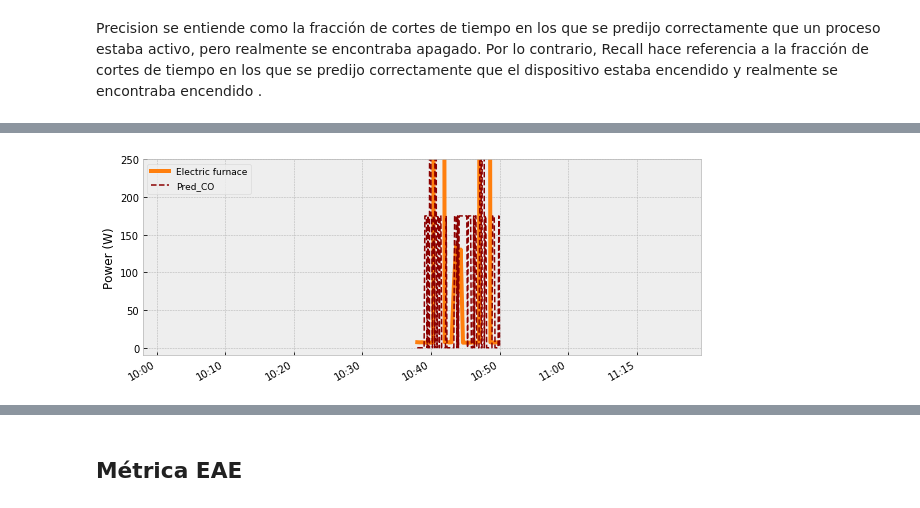
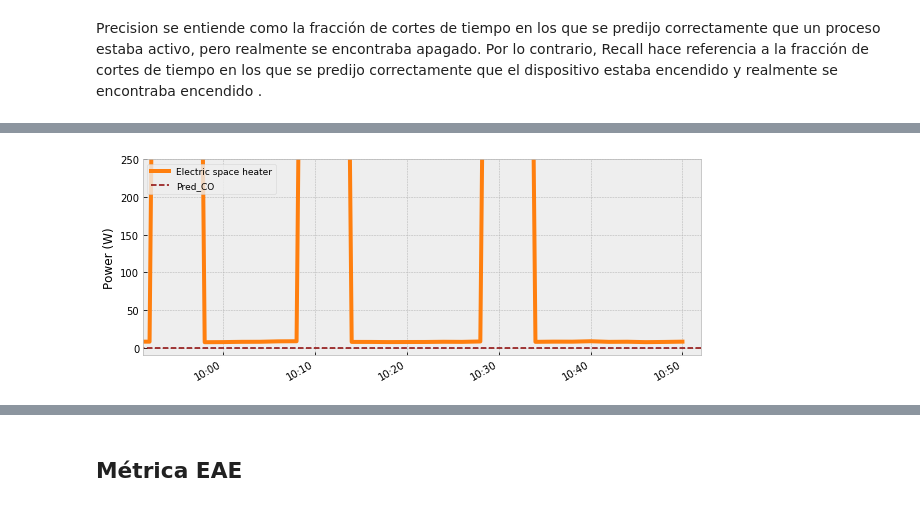
Before and after one commit to crn565/ozm10_appliances_transitorios, a Jupyter notebook: 8.-METRICAS.ipynb, the cells around one changed output, grey strips where cells are left out. Drawn from its saved outputs; the diff is of its cells as text; code cells hidden in the pictures.

```diff
--- a/8.-METRICAS.ipynb
+++ b/8.-METRICAS.ipynb
@@ -227,0 +197,21 @@ pd.DataFrame(metrics.loc['F1']).transpose()*100
+# %%
+rcParams['figure.figsize'] = (10, 4)
+
+t0='2023-03-07 12:10:38+01:00' #tiempo inicial
+t1='2023-03-07 12:41:00+01:00' #tiempo final
+
+
+fig, ax1 = plt.subplots();
+ax1=gt['Electric furnace'].plot(lw=4, c='tab:orange')
+pred_CO['Electric furnace'].plot(ax=ax1, c='darkred', lw=1.5, ls='--')
+ax1.legend(labels=['Electric furnace','Pred_CO'], fontsize=9, loc='upper left', ncol=1)
+ax1.set_ylim(-10,250)
+ax1.set_xlim(t0,t1)
+ax1.minorticks_off()
+
+ax1.set_ylabel('Power (W)')
+
+
+
+plt.savefig('./data/images/5.5_F1_CO_30s.svg', bbox_inches='tight', transparent=True)
+pass
@@ -228,29 +295,21 @@ pd.DataFrame(metrics.loc['F1']).transpose()*100
 # %%
 rcParams['figure.figsize'] = (10, 4)
-t0='2022-11-23 09:42:00+01:00' #tiempo inicial
-t1='2022-11-23 11:44:00+01:00' #tiempo final
+
 fig, ax1 = plt.subplots();
-ax1=gt['Electric furnace'].plot(lw=4, c='tab:orange')
-pred_CO['Electric furnace'].plot(ax=ax1, c='darkred', lw=1.5, ls='--')
-ax1.legend(labels=['Electric furnace','Pred_CO'], fontsize=9, loc='upper left', ncol=1)
+ax1=gt['Electric space heater'].plot(lw=4, c='tab:orange')
+pred_CO['Electric space heater'].plot(ax=ax1, c='darkred', lw=1.5, ls='--')
+ax1.legend(labels=['Electric space heater','Pred_CO'], fontsize=9, loc='upper left', ncol=1)
 ax1.set_ylim(-10,250)
 ax1.set_xlim(t0,t1)
 ax1.minorticks_off()
 ax1.set_xticklabels(labels=['10:00','10:10','10:20','10:30','10:40','10:50','11:00','11:15'] , horizontalalignment ='right')
 
 ax1.set_ylabel('Power (W)')
 
-#ax1.annotate('TP', xy=(250, 188), xycoords='figure points', xytext=(285, 210), fontweight='bold',
-#             arrowprops=dict(facecolor='red', width=3, headwidth=10))
-#ax1.annotate('TN', xy=(320, 38), xycoords='figure points', xytext=(400, 70), fontweight='bold',
-#             arrowprops=dict(facecolor='red', width=3, headwidth=10))
-#ax1.annotate('FN', xy=(300, 38), xycoords='figure points', xytext=(530, 70), fontweight='bold',
-#             arrowprops=dict(facecolor='red', width=3, headwidth=10))
-#ax1.annotate('FP', xy=(187, 188), xycoords='figure points', xytext=(220, 210), fontweight='bold',
-#             arrowprops=dict(facecolor='red', width=3, headwidth=10))
+
 
 
 plt.savefig('./data/images/5.5_F1_CO_30s.svg', bbox_inches='tight', transparent=True)
 pass
 # %% [output]
-[figure, old version]
+[figure, new version]
```
Also changed, not shown: parts of 35 cells of this notebook, 6 other files.
